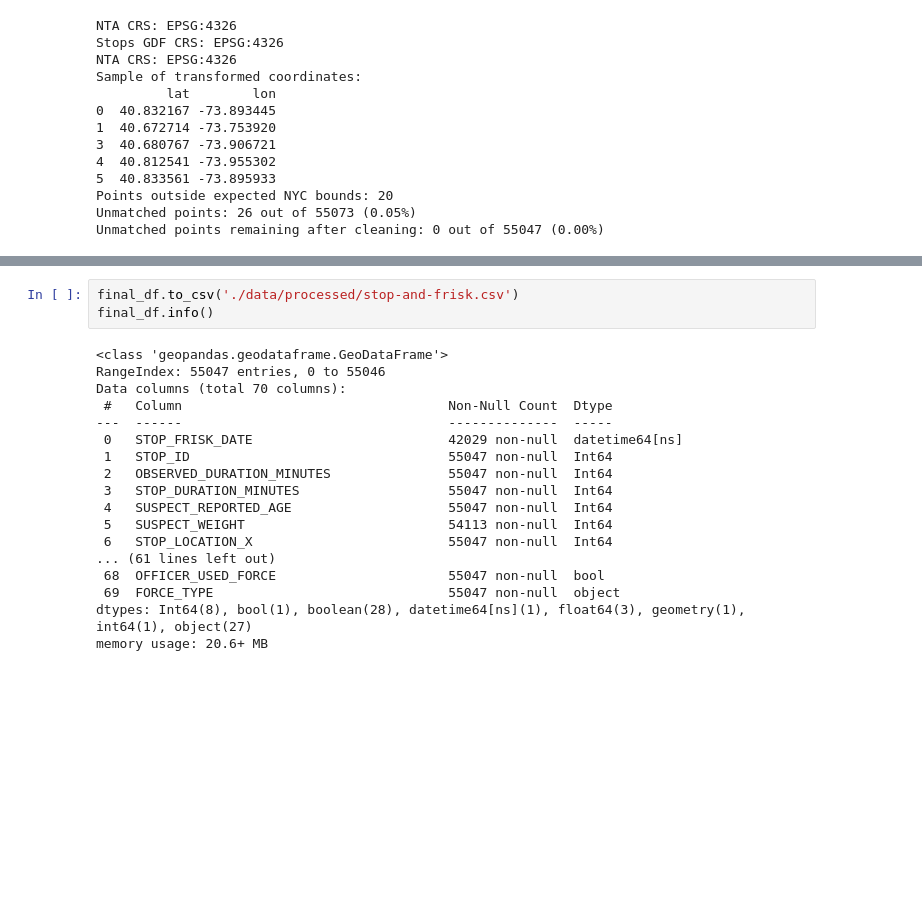
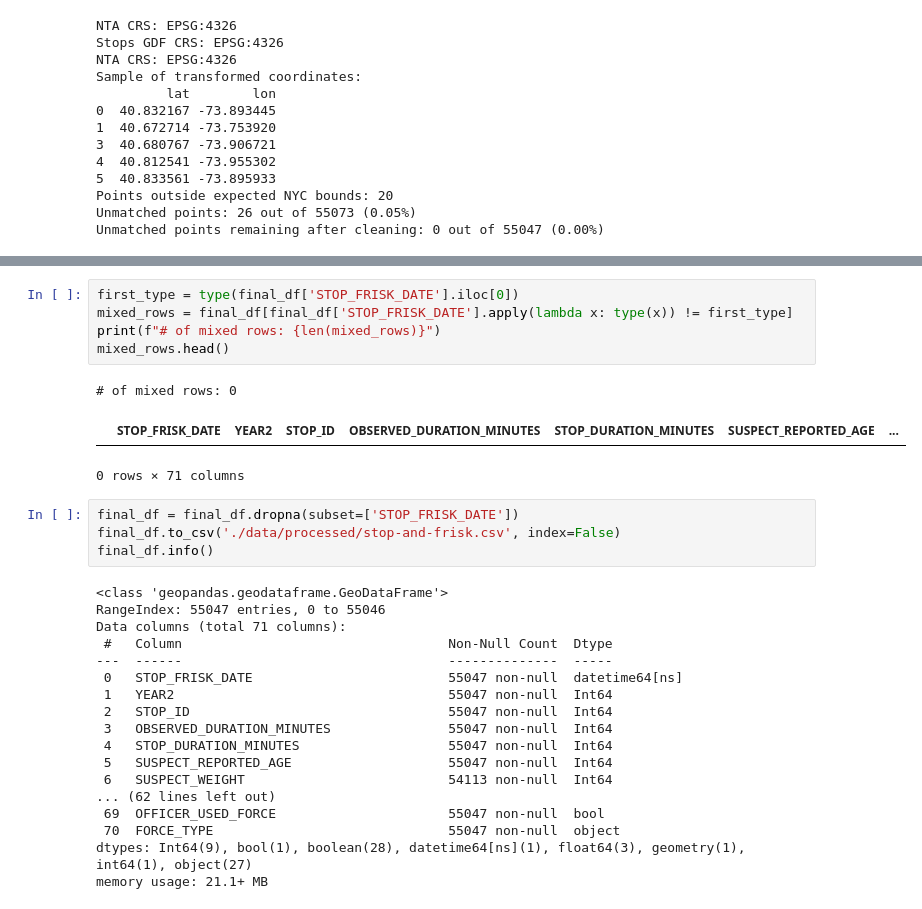
Before and after one commit to gbangban/ml-supervised-kim, a Jupyter notebook: 1. Data Processing.ipynb, the cells around one changed output, grey strips where cells are left out. Cells and saved outputs as stored; diff of their text form; blank space fills up the shorter version.

Commit message:
[Fix] 2022 Data formatting

```diff
--- a/1. Data Processing.ipynb
+++ b/1. Data Processing.ipynb
@@ -114,21 +133,31 @@ Name: count, dtype: int64
+# %%
+first_type = type(final_df['STOP_FRISK_DATE'].iloc[0])
+mixed_rows = final_df[final_df['STOP_FRISK_DATE'].apply(lambda x: type(x)) != first_type]
+print(f"# of mixed rows: {len(mixed_rows)}")
+mixed_rows.head()
+# %% [output]
+# of mixed rows: 0
+|  | STOP_FRISK_DATE | YEAR2 | STOP_ID | OBSERVED_DURATION_MINUTES | STOP_DURATION_MINUTES | SUSPECT_REPORTED_AGE | ... |
+0 rows × 71 columns
 # %%
-final_df.to_csv('./data/processed/stop-and-frisk.csv')
+final_df = final_df.dropna(subset=['STOP_FRISK_DATE'])
+final_df.to_csv('./data/processed/stop-and-frisk.csv', index=False)
 final_df.info()
 # %% [output]
 <class 'geopandas.geodataframe.GeoDataFrame'>
 RangeIndex: 55047 entries, 0 to 55046
-Data columns (total 70 columns):
+Data columns (total 71 columns):
  #   Column                                  Non-Null Count  Dtype
 ---  ------                                  --------------  -----
- 0   STOP_FRISK_DATE                         42029 non-null  datetime64[ns]
- 1   STOP_ID                                 55047 non-null  Int64
- 2   OBSERVED_DURATION_MINUTES               55047 non-null  Int64
- 3   STOP_DURATION_MINUTES                   55047 non-null  Int64
- 4   SUSPECT_REPORTED_AGE                    55047 non-null  Int64
- 5   SUSPECT_WEIGHT                          54113 non-null  Int64
- 6   STOP_LOCATION_X                         55047 non-null  Int64
-... (61 lines left out)
- 68  OFFICER_USED_FORCE                      55047 non-null  bool
- 69  FORCE_TYPE                              55047 non-null  object
-dtypes: Int64(8), bool(1), boolean(28), datetime64[ns](1), float64(3), geometry(1), int64(1), object(27)
-memory usage: 20.6+ MB
+ 0   STOP_FRISK_DATE                         55047 non-null  datetime64[ns]
+ 1   YEAR2                                   55047 non-null  Int64
+ 2   STOP_ID                                 55047 non-null  Int64
+ 3   OBSERVED_DURATION_MINUTES               55047 non-null  Int64
+ 4   STOP_DURATION_MINUTES                   55047 non-null  Int64
+ 5   SUSPECT_REPORTED_AGE                    55047 non-null  Int64
+ 6   SUSPECT_WEIGHT                          54113 non-null  Int64
+... (62 lines left out)
+ 69  OFFICER_USED_FORCE                      55047 non-null  bool
+ 70  FORCE_TYPE                              55047 non-null  object
+dtypes: Int64(9), bool(1), boolean(28), datetime64[ns](1), float64(3), geometry(1), int64(1), object(27)
+memory usage: 21.1+ MB
```
Also changed, not shown: parts of 5 cells of this notebook, 2 other files.
